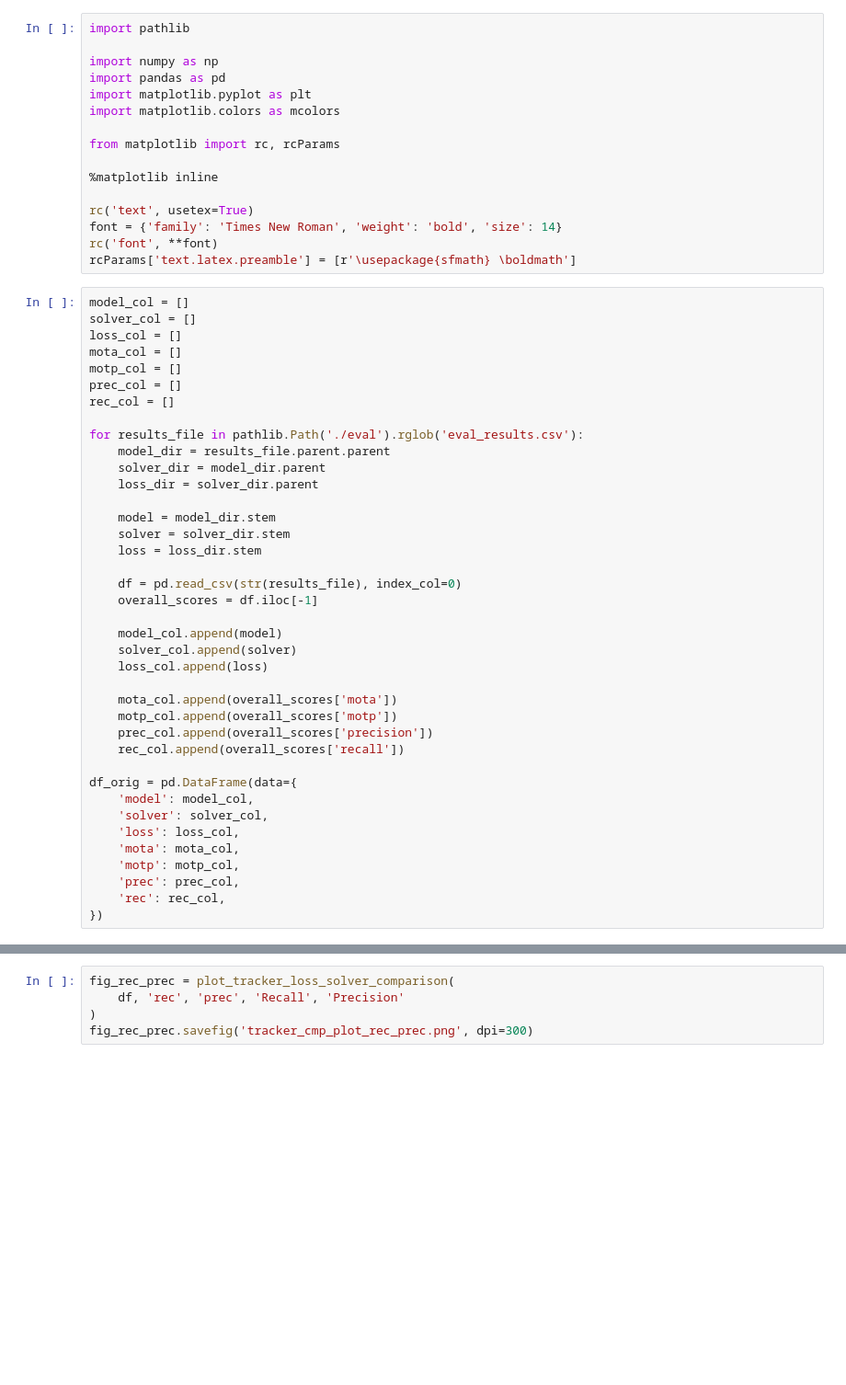
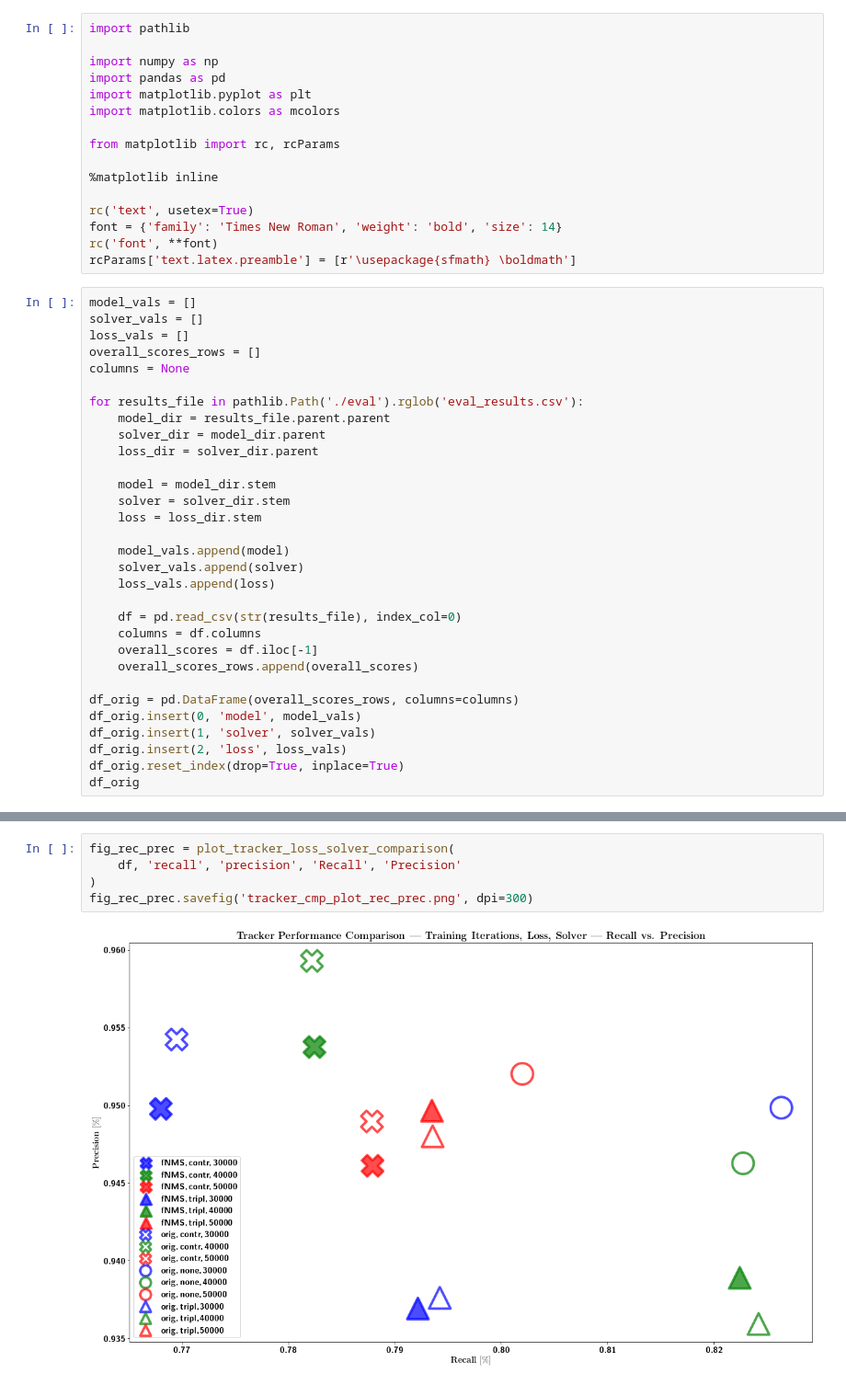
Before and after one commit to mondrasovic/siam-mot, a Jupyter notebook: tracker_cmp_plot.ipynb, the cells around one changed output, grey strips where cells are left out. Shown at 92% size. Cells and saved outputs as stored; diff of their text form; blank space fills up the shorter version.

```diff
--- a/tracker_cmp_plot.ipynb
+++ b/tracker_cmp_plot.ipynb
@@ -15,13 +15,11 @@ font = {'family': 'Times New Roman', 'weight': 'bold', 'size': 14}
 rc('font', **font)
 rcParams['text.latex.preamble'] = [r'\usepackage{sfmath} \boldmath']
 # %%
-model_col = []
-solver_col = []
-loss_col = []
-mota_col = []
-motp_col = []
-prec_col = []
-rec_col = []
+model_vals = []
+solver_vals = []
+loss_vals = []
+overall_scores_rows = []
+columns = None
 
 for results_file in pathlib.Path('./eval').rglob('eval_results.csv'):
     model_dir = results_file.parent.parent
@@ -32,24 +30,18 @@ for results_file in pathlib.Path('./eval').rglob('eval_results.csv'):
     solver = solver_dir.stem
     loss = loss_dir.stem
 
+    model_vals.append(model)
+    solver_vals.append(solver)
+    loss_vals.append(loss)
+
     df = pd.read_csv(str(results_file), index_col=0)
+    columns = df.columns
     overall_scores = df.iloc[-1]
+    overall_scores_rows.append(overall_scores)
 
-    model_col.append(model)
-    solver_col.append(solver)
-    loss_col.append(loss)
-
-    mota_col.append(overall_scores['mota'])
-    motp_col.append(overall_scores['motp'])
-    prec_col.append(overall_scores['precision'])
-    rec_col.append(overall_scores['recall'])
-
-df_orig = pd.DataFrame(data={
-    'model': model_col,
-    'solver': solver_col,
-    'loss': loss_col,
-    'mota': mota_col,
-    'motp': motp_col,
-    'prec': prec_col,
-    'rec': rec_col,
-})
+df_orig = pd.DataFrame(overall_scores_rows, columns=columns)
+df_orig.insert(0, 'model', model_vals)
+df_orig.insert(1, 'solver', solver_vals)
+df_orig.insert(2, 'loss', loss_vals)
+df_orig.reset_index(drop=True, inplace=True)
+df_orig
@@ -127,5 +166,7 @@ fig_mota_motp.savefig('tracker_cmp_plot_mota_motp.png', dpi=300)
 # %%
 fig_rec_prec = plot_tracker_loss_solver_comparison(
-    df, 'rec', 'prec', 'Recall', 'Precision'
+    df, 'recall', 'precision', 'Recall', 'Precision'
 )
 fig_rec_prec.savefig('tracker_cmp_plot_rec_prec.png', dpi=300)
+# %% [output]
+[figure, added]
```
Also changed, not shown: parts of 4 cells of this notebook, 1 other file.
